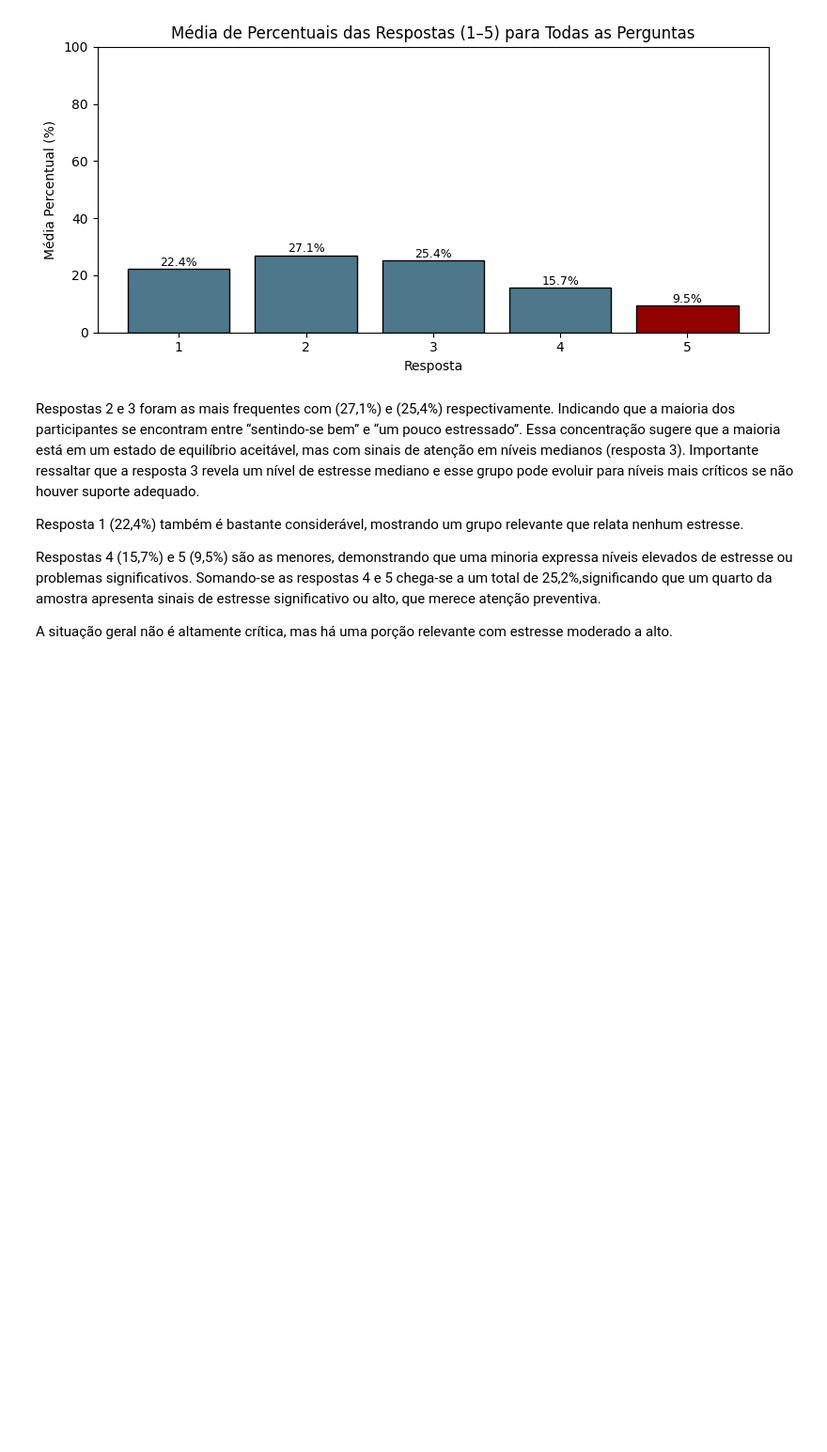
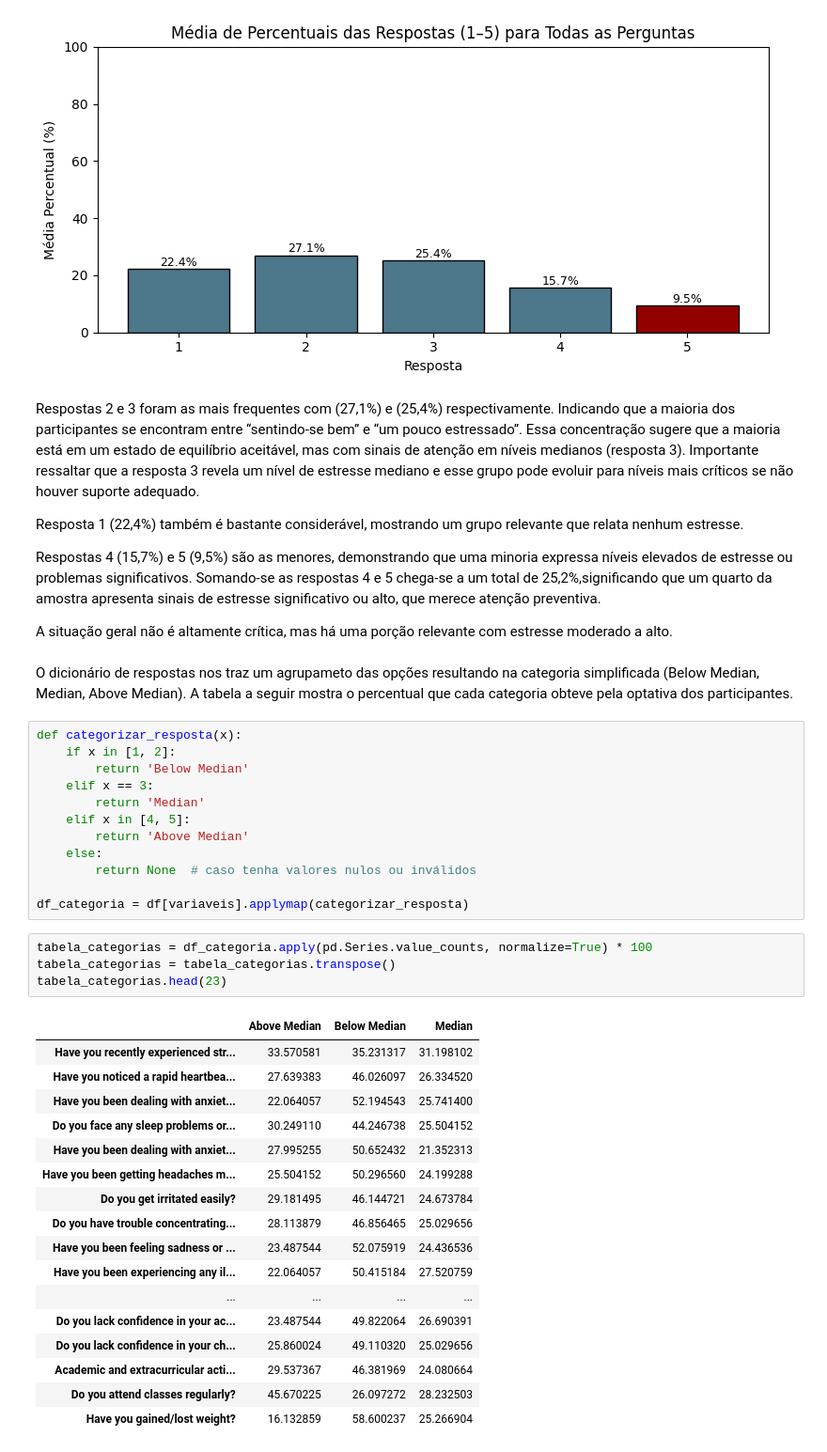
Before and after one commit to camilatsv1/Monitoramento-das-causas-de-estresse-nos-alunos-de-hoje, a Jupyter notebook: caderno_app.ipynb, the cells around one changed output. Shown at 94% size. Cells and saved outputs as stored; diff of their text form; blank space fills up the shorter version.

```diff
--- a/caderno_app.ipynb
+++ b/caderno_app.ipynb
@@ -347,3 +347,39 @@ Resposta 1 (22,4%) também é bastante considerável, mostrando um grupo relevan
 Respostas 4 (15,7%) e 5 (9,5%) são as menores, demonstrando que uma minoria expressa níveis elevados de estresse ou problemas significativos. Somando-se as respostas 4 e 5 chega-se a um total de 25,2%,significando que um quarto da amostra apresenta sinais de estresse significativo ou alto, que merece atenção preventiva.
 
 A situação geral não é altamente crítica, mas há uma porção relevante com estresse moderado a alto.
+# %% [markdown]
+O dicionário de respostas nos traz um agrupameto das opções resultando na categoria simplificada (Below Median, Median, Above Median). A tabela a seguir mostra o percentual que cada categoria obteve pela optativa dos participantes.
+# %%
+def categorizar_resposta(x):
+    if x in [1, 2]:
+        return 'Below Median'
+    elif x == 3:
+        return 'Median'
+    elif x in [4, 5]:
+        return 'Above Median'
+    else:
+        return None  # caso tenha valores nulos ou inválidos
+
+df_categoria = df[variaveis].applymap(categorizar_resposta)
+# %%
+tabela_categorias = df_categoria.apply(pd.Series.value_counts, normalize=True) * 100
+tabela_categorias = tabela_categorias.transpose()
+tabela_categorias.head(23)
+# %% [output]
+|  | Above Median | Below Median | Median |
+| Have you recently experienced str... | 33.570581 | 35.231317 | 31.198102 |
+| Have you noticed a rapid heartbea... | 27.639383 | 46.026097 | 26.334520 |
+| Have you been dealing with anxiet... | 22.064057 | 52.194543 | 25.741400 |
+| Do you face any sleep problems or... | 30.249110 | 44.246738 | 25.504152 |
+| Have you been dealing with anxiet... | 27.995255 | 50.652432 | 21.352313 |
+| Have you been getting headaches m... | 25.504152 | 50.296560 | 24.199288 |
+| Do you get irritated easily? | 29.181495 | 46.144721 | 24.673784 |
+| Do you have trouble concentrating... | 28.113879 | 46.856465 | 25.029656 |
+| Have you been feeling sadness or ... | 23.487544 | 52.075919 | 24.436536 |
+| Have you been experiencing any il... | 22.064057 | 50.415184 | 27.520759 |
+| ... | ... | ... | ... |
+| Do you lack confidence in your ac... | 23.487544 | 49.822064 | 26.690391 |
+| Do you lack confidence in your ch... | 25.860024 | 49.110320 | 25.029656 |
+| Academic and extracurricular acti... | 29.537367 | 46.381969 | 24.080664 |
+| Do you attend classes regularly? | 45.670225 | 26.097272 | 28.232503 |
+| Have you gained/lost weight? | 16.132859 | 58.600237 | 25.266904 |
```
Also changed, not shown: parts of 4 cells of this notebook.
